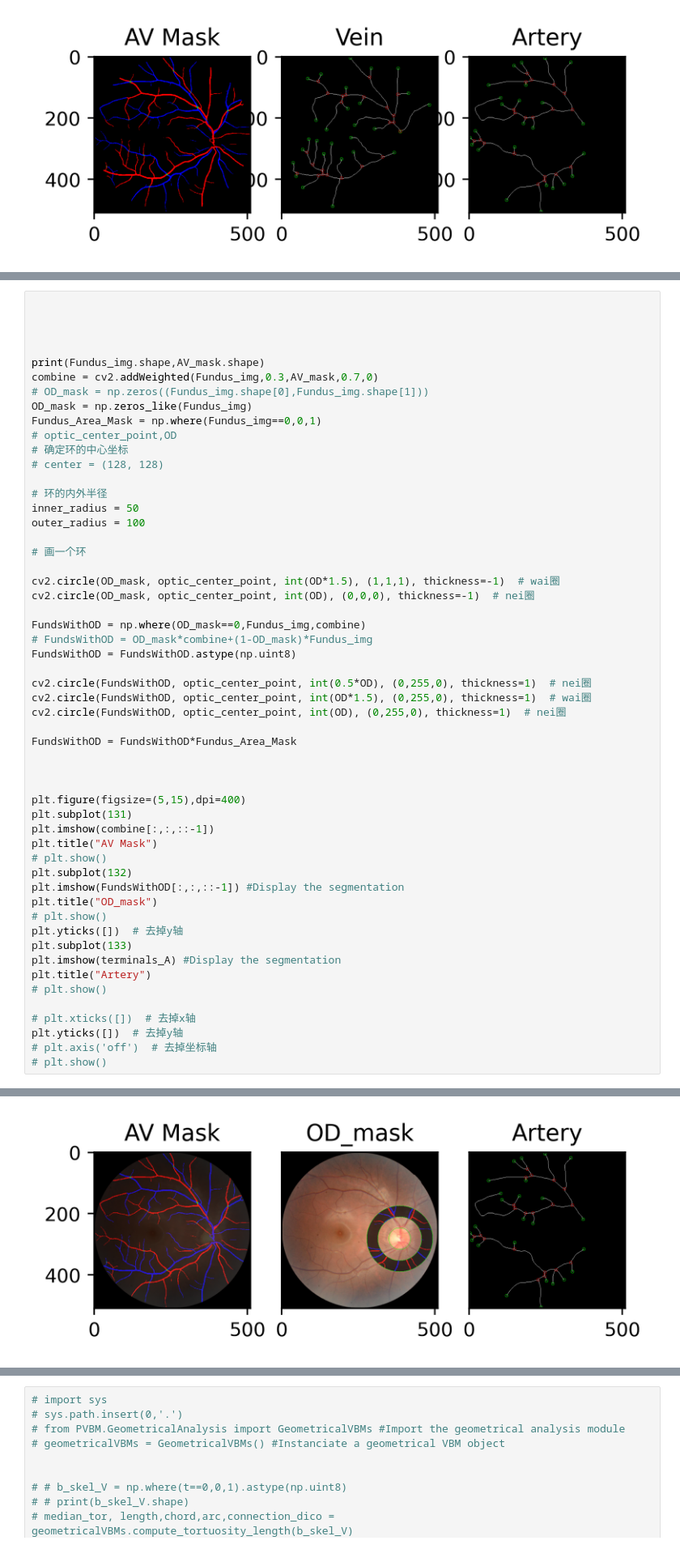
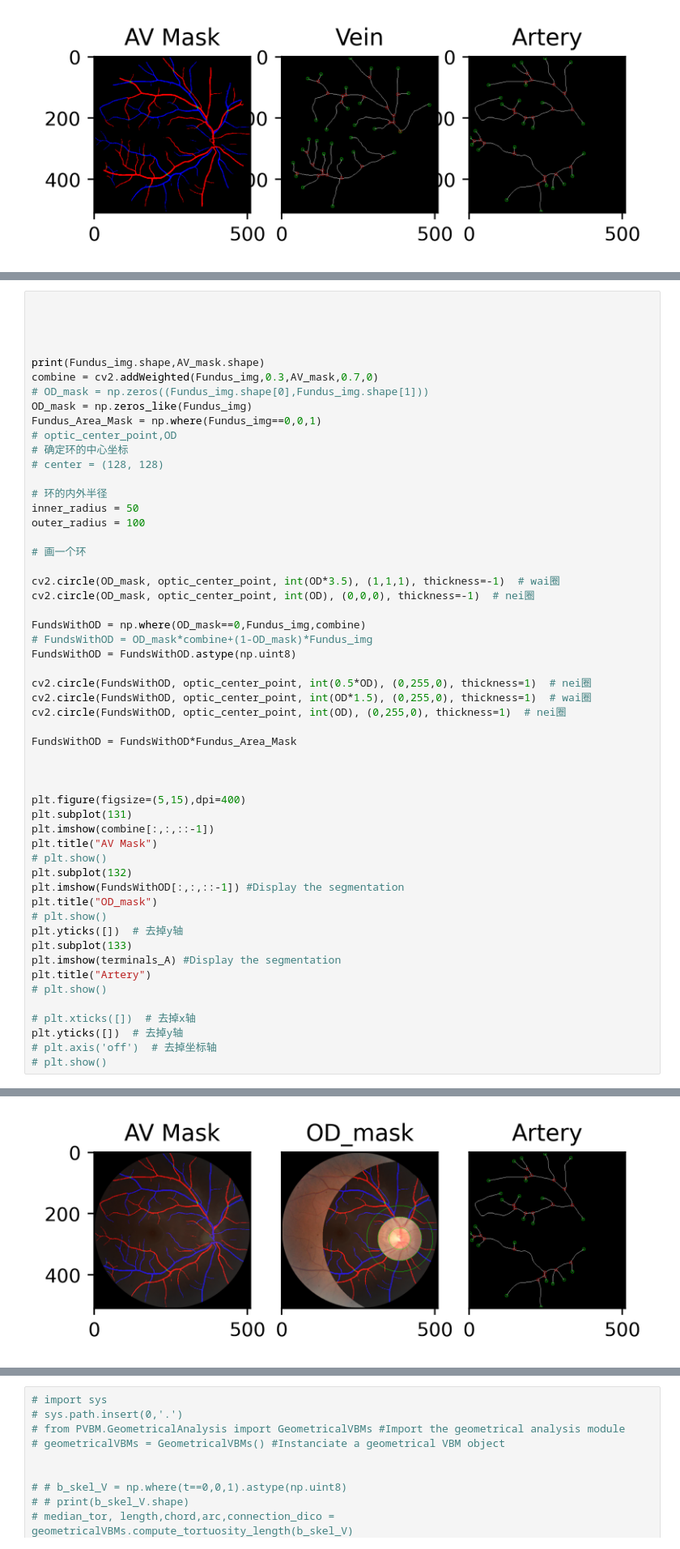
Before and after one commit to AIEyeSystem/RVMS, a Jupyter notebook: measure.ipynb, the cells around one changed output, grey strips where cells are left out. Shown at 81% size. Saved outputs shown, nothing was run; the diff lists cells and outputs as text.

```diff
--- a/measure.ipynb
+++ b/measure.ipynb
@@ -496,7 +501,7 @@ outer_radius = 100
 
 # 画一个环
 
-cv2.circle(OD_mask, optic_center_point, int(OD*1.5), (1,1,1), thickness=-1)  # wai圈
+cv2.circle(OD_mask, optic_center_point, int(OD*3.5), (1,1,1), thickness=-1)  # wai圈
 cv2.circle(OD_mask, optic_center_point, int(OD), (0,0,0), thickness=-1)  # nei圈
 
 FundsWithOD = np.where(OD_mask==0,Fundus_img,combine)
@@ -506,34 +511,34 @@ FundsWithOD = FundsWithOD.astype(np.uint8)
 cv2.circle(FundsWithOD, optic_center_point, int(0.5*OD), (0,255,0), thickness=1)  # nei圈
 cv2.circle(FundsWithOD, optic_center_point, int(OD*1.5), (0,255,0), thickness=1)  # wai圈
 cv2.circle(FundsWithOD, optic_center_point, int(OD), (0,255,0), thickness=1)  # nei圈
 
 FundsWithOD = FundsWithOD*Fundus_Area_Mask
 
 
 
 plt.figure(figsize=(5,15),dpi=400)
 plt.subplot(131)
 plt.imshow(combine[:,:,::-1])
 plt.title("AV Mask")
 # plt.show()
 plt.subplot(132)
 plt.imshow(FundsWithOD[:,:,::-1]) #Display the segmentation
 plt.title("OD_mask")
 # plt.show()
 plt.yticks([])  # 去掉y轴
 plt.subplot(133)
 plt.imshow(terminals_A) #Display the segmentation
 plt.title("Artery")
 # plt.show()
 
 # plt.xticks([])  # 去掉x轴
 plt.yticks([])  # 去掉y轴
 # plt.axis('off')  # 去掉坐标轴
 # plt.show()
 # %% [output]
 (510, 510, 3) (510, 510, 3)
 ([], [])
-[figure, old version]
+[figure, new version]
 # %%
 ### show fovea location
 import pandas as pd
```
Also changed, not shown: parts of 3 cells of this notebook, 6 other files.
